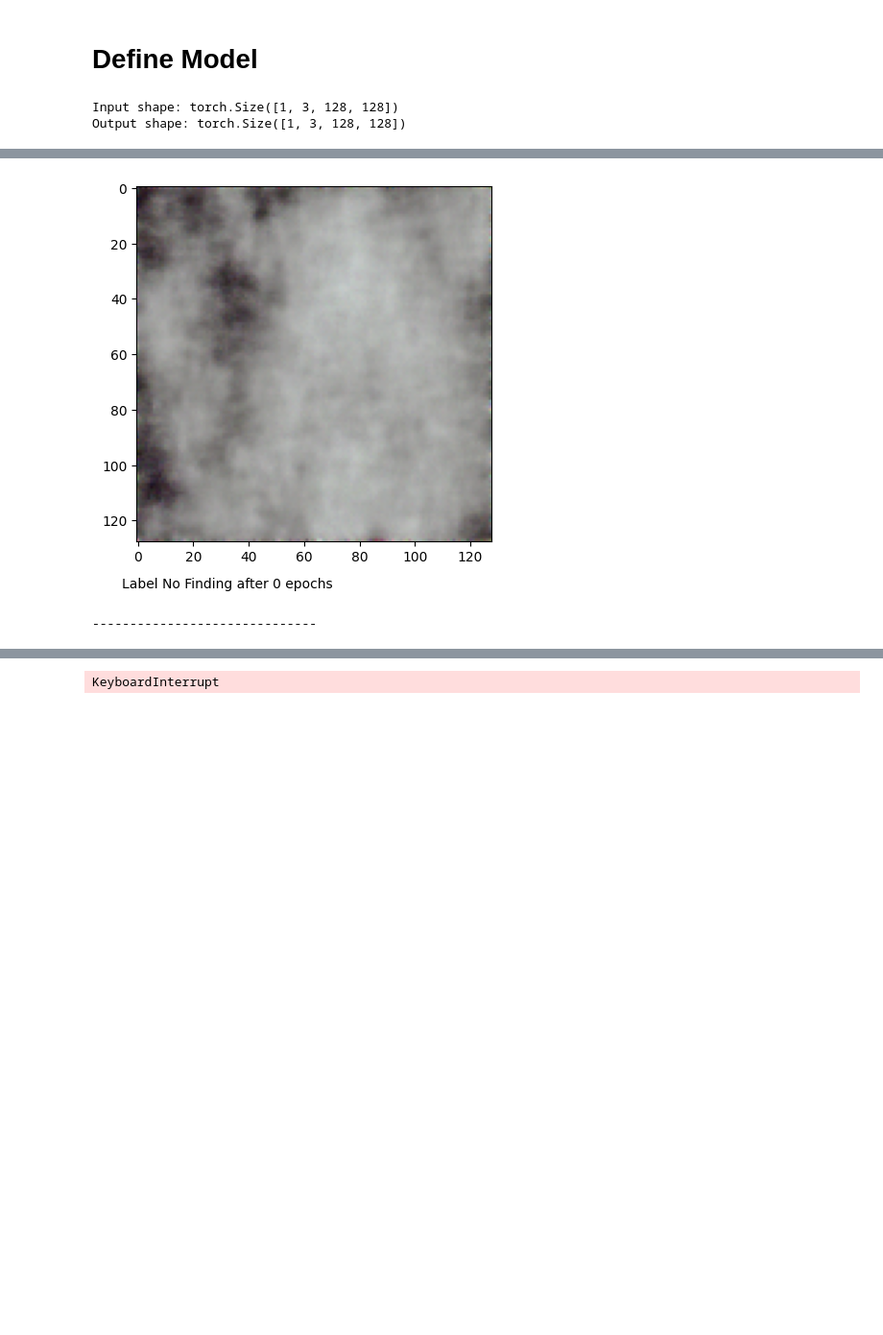
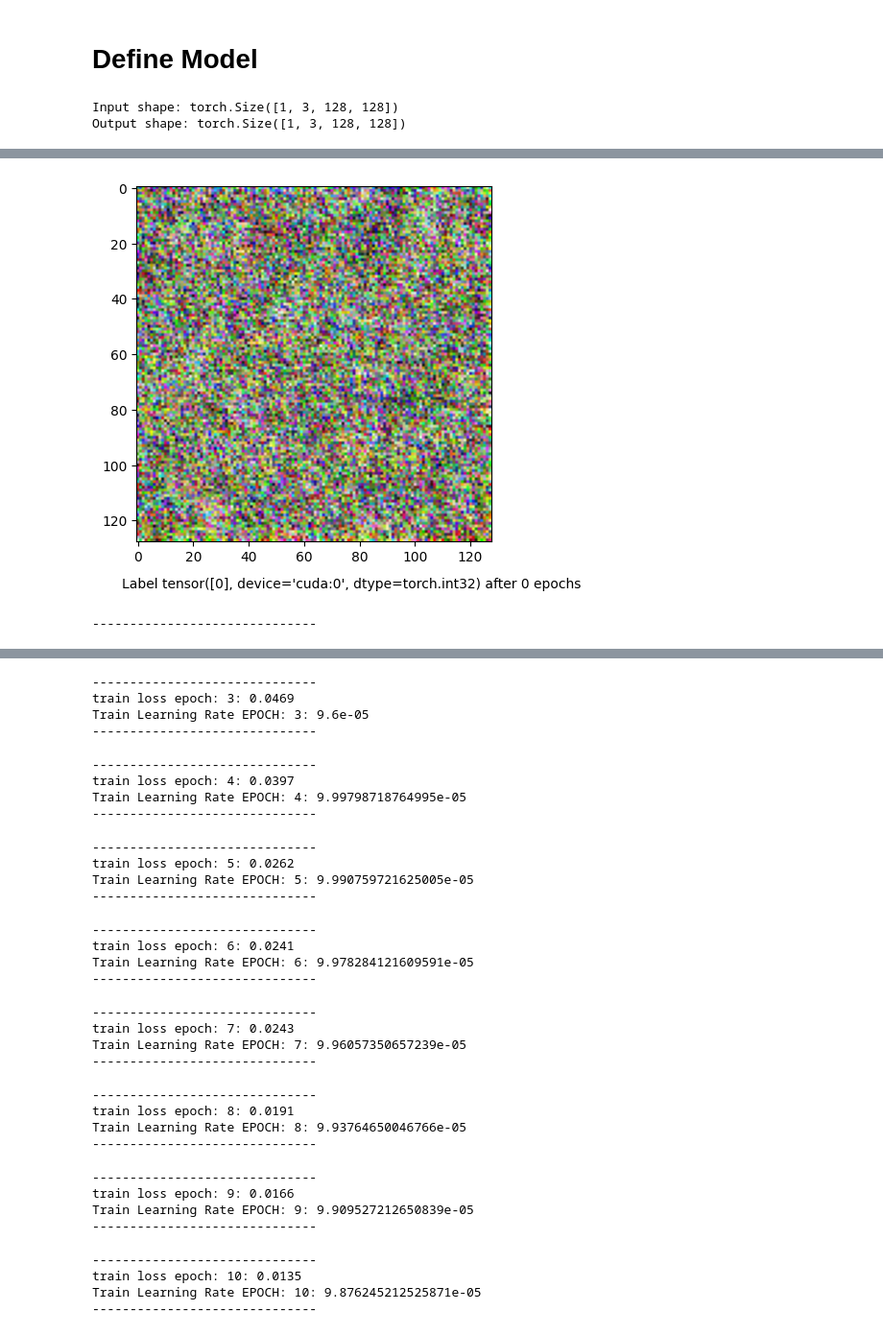
Before and after one commit to larsramberg/gen-chest-xray, a Jupyter notebook: implementation/diffusionizer_3.ipynb, the cells around one changed output, grey strips where cells are left out. Shown at 96% size. Saved outputs shown, nothing was run; the diff lists cells and outputs as text; code cells hidden in the pictures; blank space fills up the shorter version.

Commit message:
Extract key features to separate packages

```diff
--- a/implementation/diffusionizer_3.ipynb
+++ b/implementation/diffusionizer_3.ipynb
@@ -54,11 +54,8 @@ NUM_TIMESTEPS = 100
 # %%
 img_dir = os.path.join(db_path, img_dir_name)
 annotations_file = os.path.join(db_path, class_file_name)
-annotations = pd.read_csv(annotations_file)
-annotations = annotations[annotations["Finding Labels"].str.contains("\|") == False].tail(500)
-annotations.to_csv(os.path.join(db_path, "small_file.csv"), index=False)
-annotations_file = os.path.join(db_path, "small_file.csv")
-annotations = pd.read_csv(annotations_file)
+target_file = os.path.join(db_path, "small_file.csv")
+extract_n_single_label_images(annotations_file, 500, target_file)
 
 preprocess_transforms = transforms.Compose([
     transforms.Resize((IMG_SIZE, IMG_SIZE)),
@@ -66,5 +63,6 @@ preprocess_transforms = transforms.Compose([
     transforms.ToTensor(),
     transforms.Normalize([0.5],[0.5]),
 ])
-train_dataset = ChestXRayDataset(annotations_file, img_dir, transform=preprocess_transforms, read_lib="pil", target_transform=to_class_int)
+
+train_dataset = ChestXRayDataset(target_file, img_dir, transform=preprocess_transforms, read_lib="pil", target_transform=to_class_int)
 train_loader = DataLoader(train_dataset, BATCH_SIZE)
@@ -132,18 +107,0 @@ Output shape: torch.Size([1, 3, 128, 128])
-# %%
-def sample_single_image(model, img_size, device, timesteps, epoch):
-    with torch.no_grad():
-        scheduler = DDPMScheduler(num_train_timesteps=timesteps)
-        image = torch.randn(1, 3, img_size, img_size).to(device)
-        label = to_class_int("No Finding", ChestXRayDataset.target_labels).to(device)
-
-        for t in scheduler.timesteps:
-            output = model(image, timestep=t, class_labels=label, return_dict=False)[0]
-            image = scheduler.step(output, t, image).prev_sample
-
-        image = ((image / 2) + .5).clamp(0,1 )
-        image = image.permute(0,2,3,1).squeeze().detach().cpu().numpy()
-        output = (image * 255).astype(int)
-        plt.imshow(output)
-        plt.figtext(0.2, 0.01, "Label {} after {} epochs".format("No Finding", epoch), wrap=True)
-        plt.savefig('result_{}.png'.format(epoch))
-        plt.show()
@@ -165,6 +125,7 @@ accelerator = Accelerator(
 )
 
 model, optimizer, train_dataloader, lr_scheduler = accelerator.prepare(model, optimizer, train_loader, lr_scheduler)
+noise_scheduler = DDPMScheduler(num_train_timesteps=NUM_TRAIN_TIMESTEPS)
 
 start = timeit.default_timer()
 for epoch in tqdm(range(NUM_EPOCHS), position=0, leave=True):
@@ -197,7 +158,7 @@ for epoch in tqdm(range(NUM_EPOCHS), position=0, leave=True):
     print(f"train loss epoch: {epoch+1}: {train_loss:.4f}")
     print(f"Train Learning Rate EPOCH: {epoch+1}: {train_learning_rate}")
     if epoch%10 == 0:
-        sample_single_image(model, IMG_SIZE, device, 1000, epoch)
+        sample_single_image(model, IMG_SIZE, device, NUM_TRAIN_TIMESTEPS, ChestXRayDataset.target_labels[0], ChestXRayDataset.target_labels, epoch)
         #sample_image_generation(model, noise_scheduler, NUM_GENERATE_IMAGES, RANDOM_SEED, NUM_TIMESTEPS)
     print("-"*30)
 # %% [output]
@@ -206,4 +167,4 @@ train loss epoch: 1: 0.0286
 Train Learning Rate EPOCH: 1: 3.2000000000000005e-05
-[figure, old version]
+[figure, new version]
 ------------------------------
 ------------------------------
@@ -211,3 +172,34 @@ train loss epoch: 2: 0.0229
 Train Learning Rate EPOCH: 2: 6.400000000000001e-05
 ------------------------------
-KeyboardInterrupt
+------------------------------
+train loss epoch: 3: 0.0469
+Train Learning Rate EPOCH: 3: 9.6e-05
+------------------------------
+------------------------------
+train loss epoch: 4: 0.0397
+Train Learning Rate EPOCH: 4: 9.99798718764995e-05
+------------------------------
+------------------------------
+train loss epoch: 5: 0.0262
+Train Learning Rate EPOCH: 5: 9.990759721625005e-05
+------------------------------
+------------------------------
+train loss epoch: 6: 0.0241
+Train Learning Rate EPOCH: 6: 9.978284121609591e-05
+------------------------------
+------------------------------
+train loss epoch: 7: 0.0243
+Train Learning Rate EPOCH: 7: 9.96057350657239e-05
+------------------------------
+------------------------------
+train loss epoch: 8: 0.0191
+Train Learning Rate EPOCH: 8: 9.93764650046766e-05
+------------------------------
+------------------------------
+train loss epoch: 9: 0.0166
+Train Learning Rate EPOCH: 9: 9.909527212650839e-05
+------------------------------
+------------------------------
+train loss epoch: 10: 0.0135
+Train Learning Rate EPOCH: 10: 9.876245212525871e-05
+------------------------------
```
Also changed, not shown: parts of 10 cells of this notebook, 6 other files.
